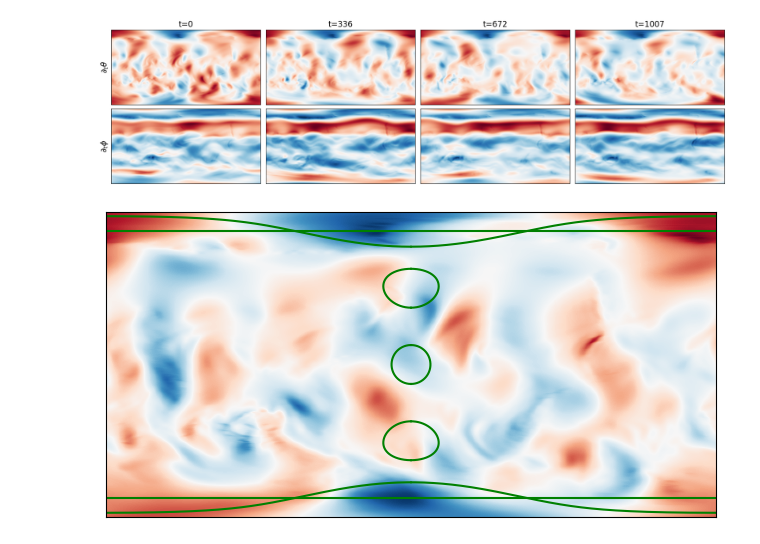
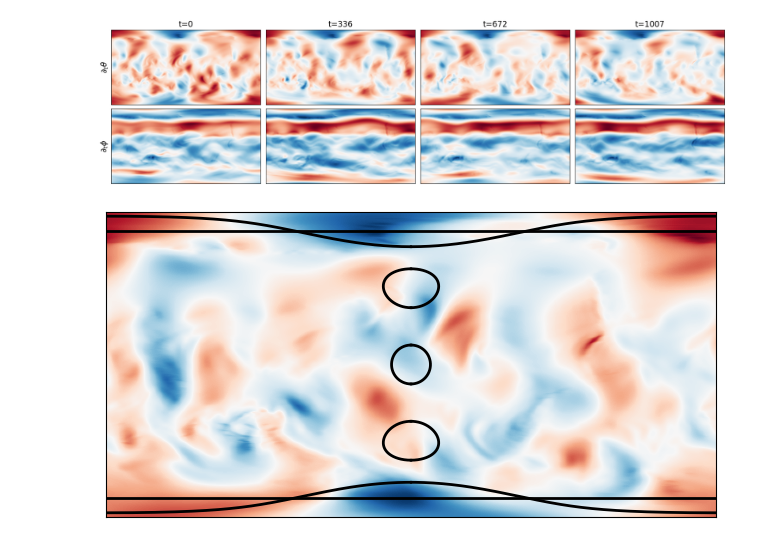
Before and after one commit to SebastianHauger/Master-Thesis-KAN, a Jupyter notebook: testing_the_well.ipynb, the cells around one changed output. Cells and saved outputs as stored; diff of their text form; code cells hidden in the pictures.

Commit message:
updated plotting function for more visability

```diff
--- a/testing_the_well.ipynb
+++ b/testing_the_well.ipynb
@@ -127,35 +127,35 @@ plt.savefig(f"images/evolution_of_flow_velocities.pdf",bbox_inches="tight", dpi=
 # %%
 traj = 0
 direction = 0
 traj_toplot = velocity[traj, 500, :, :, 0]
 c = 0.02
 fig, ax = plt.subplots()
 
 ax.imshow(traj_toplot, cmap='RdBu_r', extent=[0, 2*np.pi, 0, np.pi])
 
-ax.axhline(np.arccos(1-c), color ='g')
-ax.axhline(np.arccos(c-1), color='g')
+ax.axhline(np.arccos(1-c), color ='black', linewidth=2)
+ax.axhline(np.arccos(c-1), color='black', linewidth=2)
 
 
 
 
 
 f = lambda theta, thetap: np.arccos((c-1+np.cos(theta)*np.cos(thetap))/(np.sin(theta)*np.sin(thetap)))
 tht = np.linspace(0, np.pi-0, num=1000000)
 
 
 # vals = np.pi*np.array([1./8, 1./4, 1./2, 3./4, 7./8])
 vals = np.pi*np.array([1./20, 1./4, 1./2, 3./4, 19./20])
 for val in vals:
-    ax.plot(f(tht, val), tht, color='g')
-    ax.plot(2*np.pi -f(tht, val), tht, color='g')
+    ax.plot(f(tht, val), tht, color='black', linewidth=2)
+    ax.plot(2*np.pi -f(tht, val), tht, color='black', linewidth=2)
 plt.xlim((0, 2*np.pi))
 ax.set_xticks([])
 ax.set_yticks([])
 
 # ax.set_aspect('equal', adjustable='box')
 plt.tight_layout()
 plt.savefig("images/overrepresentation.pdf", bbox_inches='tight', dpi=700)
 plt.show()
 # %% [output]
-[figure, old version]
+[figure, new version]
```
